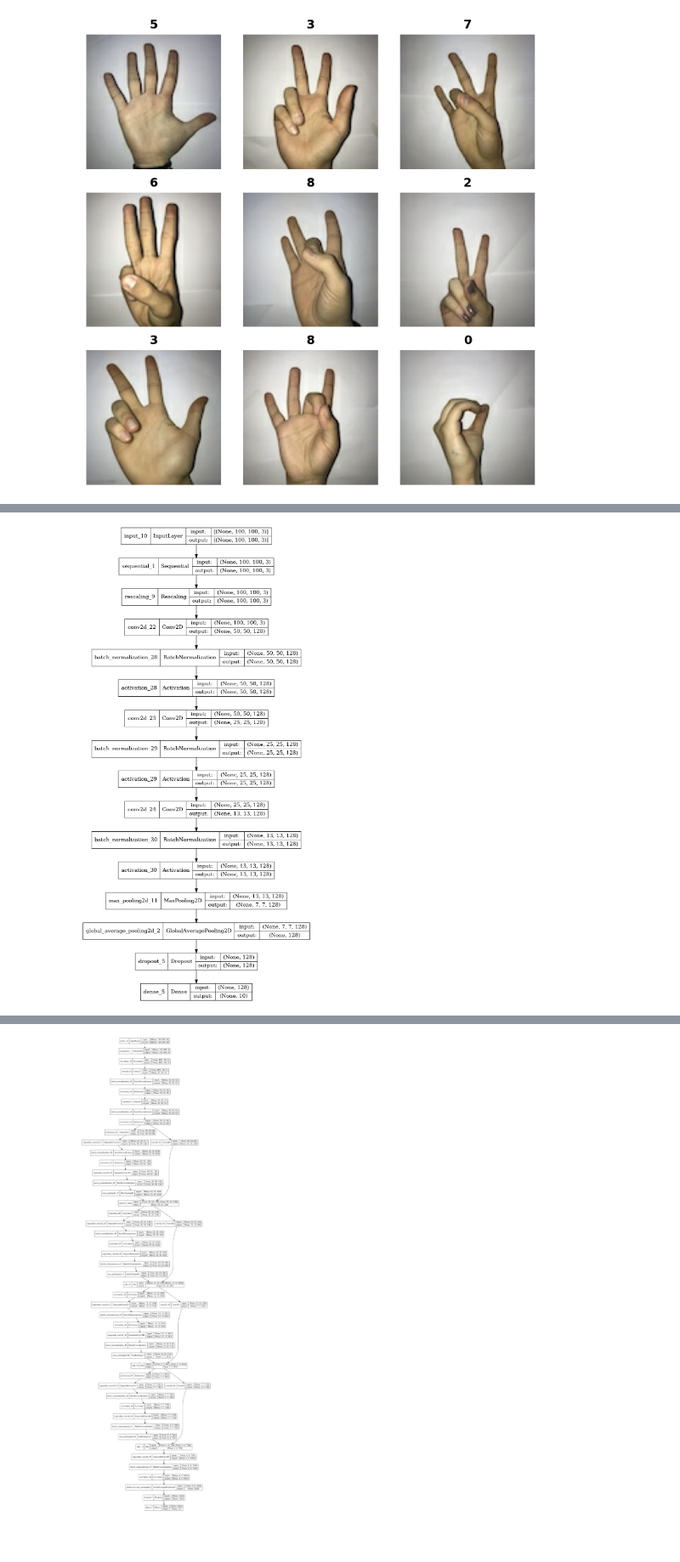
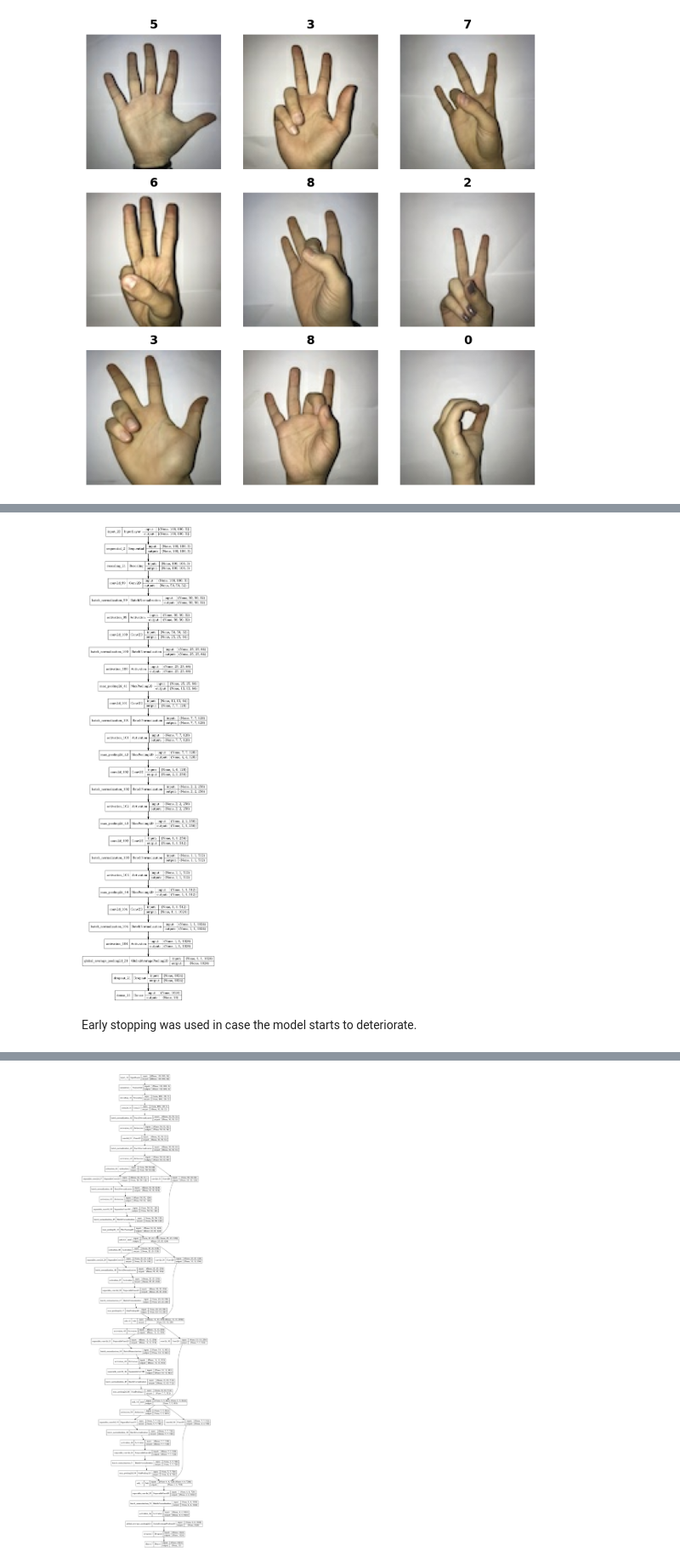
Before and after one commit to m-dziuba/CV-Project---Sign-Language-Digits-Recognition-, a Jupyter notebook: cv_project.ipynb, the cells around one changed output, grey strips where cells are left out. Shown at 85% size. Cells and saved outputs as stored; diff of their text form; code cells hidden in the pictures; blank space fills up the shorter version.

Commit message:
Improve own model, achieving around 90% accuracy.

```diff
--- a/cv_project.ipynb
+++ b/cv_project.ipynb
@@ -139,36 +132,52 @@ Since this is this authors first attempt at deep learning two models were used.
 # %%
 def make_own_model(input_shape):
        inputs = keras.Input(shape=input_shape)
        # Image augmentation block
        x = data_augmentation(inputs)
 
        # Entry block
        x = layers.Rescaling(1.0 / 255)(x)
-       x = layers.Conv2D(128, 3, strides=2, padding="same")(x)
+       x = layers.Conv2D(32, 3, strides=2, padding="same")(x)
        x = layers.BatchNormalization()(x)
        x = layers.Activation("relu")(x)
+
+       x = layers.Conv2D(64, 3, strides=2, padding="same")(x)
+       x = layers.BatchNormalization()(x)
+       x = layers.Activation("relu")(x)
+       x = layers.MaxPooling2D(3, strides=2, padding="same")(x)
 
        x = layers.Conv2D(128, 3, strides=2, padding="same")(x)
        x = layers.BatchNormalization()(x)
        x = layers.Activation("relu")(x)
+       x = layers.MaxPooling2D(3, strides=2, padding="same")(x)
 
-       x = layers.Conv2D(128, 3, strides=2, padding="same")(x)
+       x = layers.Conv2D(256, 3, strides=2, padding="same")(x)
        x = layers.BatchNormalization()(x)
        x = layers.Activation("relu")(x)
+       x = layers.MaxPooling2D(3, strides=2, padding="same")(x)
 
+       x = layers.Conv2D(512, 3, strides=2, padding="same")(x)
+       x = layers.BatchNormalization()(x)
+       x = layers.Activation("relu")(x)
        x = layers.MaxPooling2D(3, strides=2, padding="same")(x)
+
+       x = layers.Conv2D(1024, 3, strides=2, padding="same")(x)
+       x = layers.BatchNormalization()(x)
+       x = layers.Activation("relu")(x)
 
        x = layers.GlobalAveragePooling2D()(x)
        x = layers.Dropout(0.5)(x)
 
        outputs = layers.Dense(10, activation="softmax")(x)
 
        return keras.Model(inputs, outputs)
 
 
 own_model = make_own_model(input_shape=image_size + (3,))
-keras.utils.plot_model(own_model, show_shapes=True, to_file="own_model.jpg")
+keras.utils.plot_model(own_model, show_shapes=True, to_file="own_model.png")
 # %% [output]
-[figure, old version]
+[figure, new version]
+# %% [markdown]
+Early stopping was used in case the model starts to deteriorate.
 # %%
 def train_model(model):
```
Also changed, not shown: parts of 11 cells of this notebook, 2 other files.
